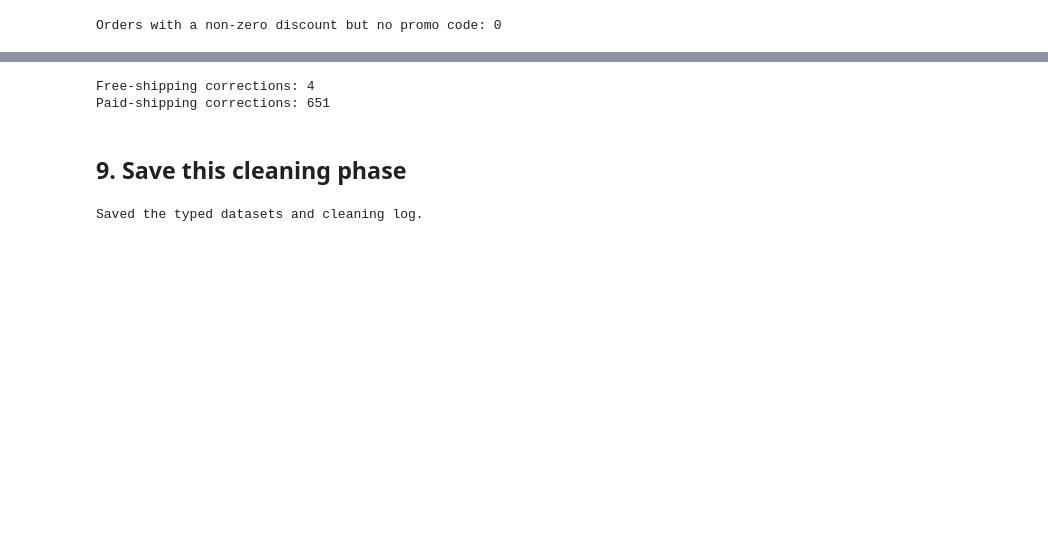
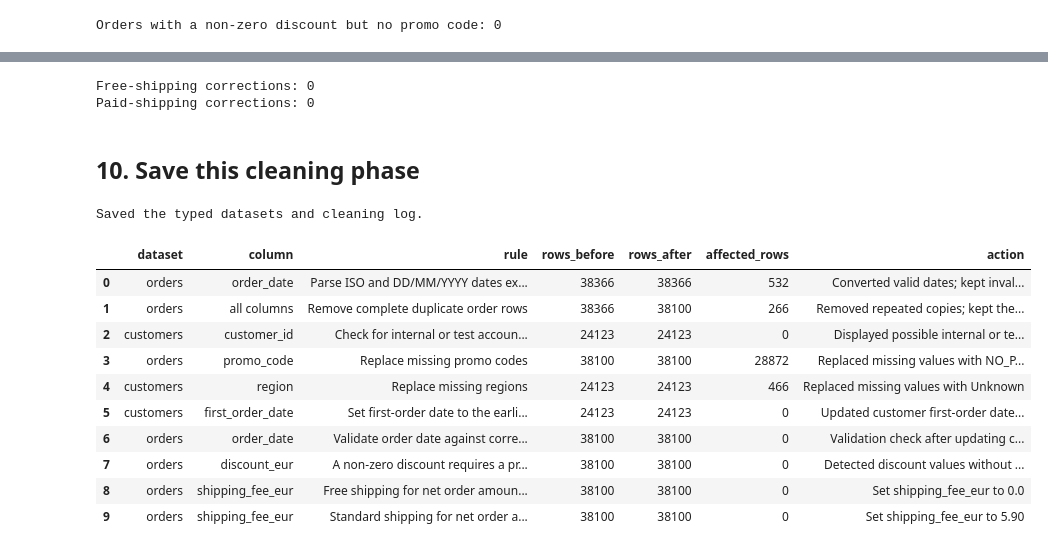
Before and after one commit to farah0303/verde, a Jupyter notebook: src/notebooks/01_clean_production_data.ipynb, the cells around one changed output, grey strips where cells are left out. Drawn from its saved outputs; the diff is of its cells as text; code cells hidden in the pictures; blank space fills up the shorter version.

Commit message:
fix(data cleaning): resolve issues in data cleaning pipeline.

```diff
--- a/src/notebooks/01_clean_production_data.ipynb
+++ b/src/notebooks/01_clean_production_data.ipynb
@@ -467,19 +371,2 @@ Customers whose first-order date was updated: 1690
 # %% [markdown]
 Orders' dataset
-# %%
-# Convert negative item counts to positive values .
-negative_n_items = int((orders["n_items"] < 0).sum())
-orders.loc[orders["n_items"] < 0, "n_items"] = orders.loc[
-    orders["n_items"] < 0, "n_items"
-].abs()
-print("Negative n_items converted to positive values:", negative_n_items)
-
-cleaning_records.append({
-    "dataset": "orders",
-    "column": "n_items",
-    "rule": "Convert negative item counts to positive values",
-    "rows_before": len(orders),
-    "rows_after": len(orders),
-    "affected_rows": negative_n_items,
-    "action": "Converted negative n_items values using absolute values",
-})
@@ -611,16 +423,22 @@ See https://pandas.pydata.org/docs/dev/whatsnew/v3.1.0.html#deprecation-inplace
 # %%
+# Refund orders should not participate in the shipping rules.
 # Calculate the order amount after applying the discount.
 net_order_amount = orders["gross_product_eur"] - orders["discount_eur"]
+non_refund_orders = orders["gross_product_eur"] >= 0
 
-# Orders above 40 EUR must have free shipping.
-free_shipping_rule = (net_order_amount > 40) & (orders["shipping_fee_eur"] != 0)
+# Orders above (including) 40 EUR must have free shipping.
+free_shipping_rule = (
+    non_refund_orders
+    & (net_order_amount >= 40)
+    & (orders["shipping_fee_eur"] != 0)
+)
 free_shipping_corrections = int(free_shipping_rule.sum())
 orders.loc[free_shipping_rule, "shipping_fee_eur"] = 0.0
 
 cleaning_records.append({
     "dataset": "orders",
     "column": "shipping_fee_eur",
-    "rule": "Free shipping for net order amounts above 40 EUR",
+    "rule": "Free shipping for net order amounts above (including) 40 EUR ",
     "rows_before": len(orders),
     "rows_after": len(orders),
     "affected_rows": free_shipping_corrections,
@@ -628,7 +446,11 @@ cleaning_records.append({
 })
 
 # Orders below 40 EUR must have the standard 5.90 EUR shipping fee.
-paid_shipping_rule = (net_order_amount < 40) & (orders["shipping_fee_eur"] != 5.9)
+paid_shipping_rule = (
+    non_refund_orders
+    & (net_order_amount < 40)
+    & (orders["shipping_fee_eur"] != 5.9)
+)
 paid_shipping_corrections = int(paid_shipping_rule.sum())
 orders.loc[paid_shipping_rule, "shipping_fee_eur"] = 5.9
 
@@ -645,10 +467,10 @@ cleaning_records.append({
 print("Free-shipping corrections:", free_shipping_corrections)
 print("Paid-shipping corrections:", paid_shipping_corrections)
 # %% [output]
-Free-shipping corrections: 4
-Paid-shipping corrections: 651
+Free-shipping corrections: 0
+Paid-shipping corrections: 0
 # %% [markdown]
-## 9. Save this cleaning phase
+## 10. Save this cleaning phase
 # %%
 cleaning_log = pd.DataFrame(cleaning_records)
 cleaning_log.to_csv(OUTPUT_DIR / "cleaning_log.csv", index=False)
@@ -660,3 +482,17 @@ marketing.to_csv(OUTPUT_DIR / "marketing_cleaned.csv", index=False)
 print("Saved the typed datasets and cleaning log.")
 # %% [output]
 Saved the typed datasets and cleaning log.
+# %%
+cleaning_log
+# %% [output]
+|  | dataset | column | rule | rows_before | rows_after | affected_rows | action |
+| 0 | orders | order_date | Parse ISO and DD/MM/YYYY dates ex... | 38366 | 38366 | 532 | Converted valid dates; kept inval... |
+| 1 | orders | all columns | Remove complete duplicate order rows | 38366 | 38100 | 266 | Removed repeated copies; kept the... |
+| 2 | customers | customer_id | Check for internal or test accoun... | 24123 | 24123 | 0 | Displayed possible internal or te... |
+| 3 | orders | promo_code | Replace missing promo codes | 38100 | 38100 | 28872 | Replaced missing values with NO_P... |
+| 4 | customers | region | Replace missing regions | 24123 | 24123 | 466 | Replaced missing values with Unknown |
+| 5 | customers | first_order_date | Set first-order date to the earli... | 24123 | 24123 | 0 | Updated customer first-order date... |
+| 6 | orders | order_date | Validate order date against corre... | 38100 | 38100 | 0 | Validation check after updating c... |
+| 7 | orders | discount_eur | A non-zero discount requires a pr... | 38100 | 38100 | 0 | Detected discount values without ... |
+| 8 | orders | shipping_fee_eur | Free shipping for net order amoun... | 38100 | 38100 | 0 | Set shipping_fee_eur to 0.0 |
+| 9 | orders | shipping_fee_eur | Standard shipping for net order a... | 38100 | 38100 | 0 | Set shipping_fee_eur to 5.90 |
```
Also changed, not shown: parts of 15 cells of this notebook.
